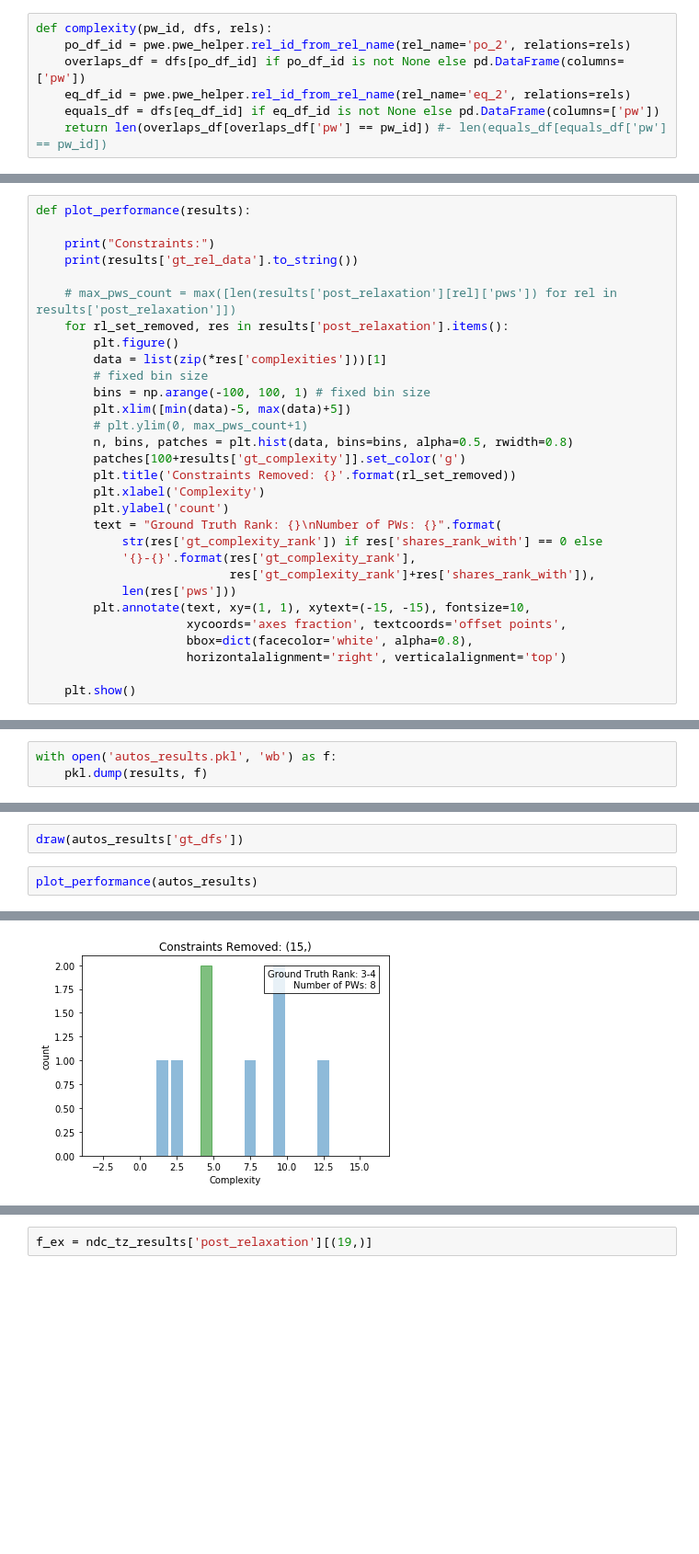
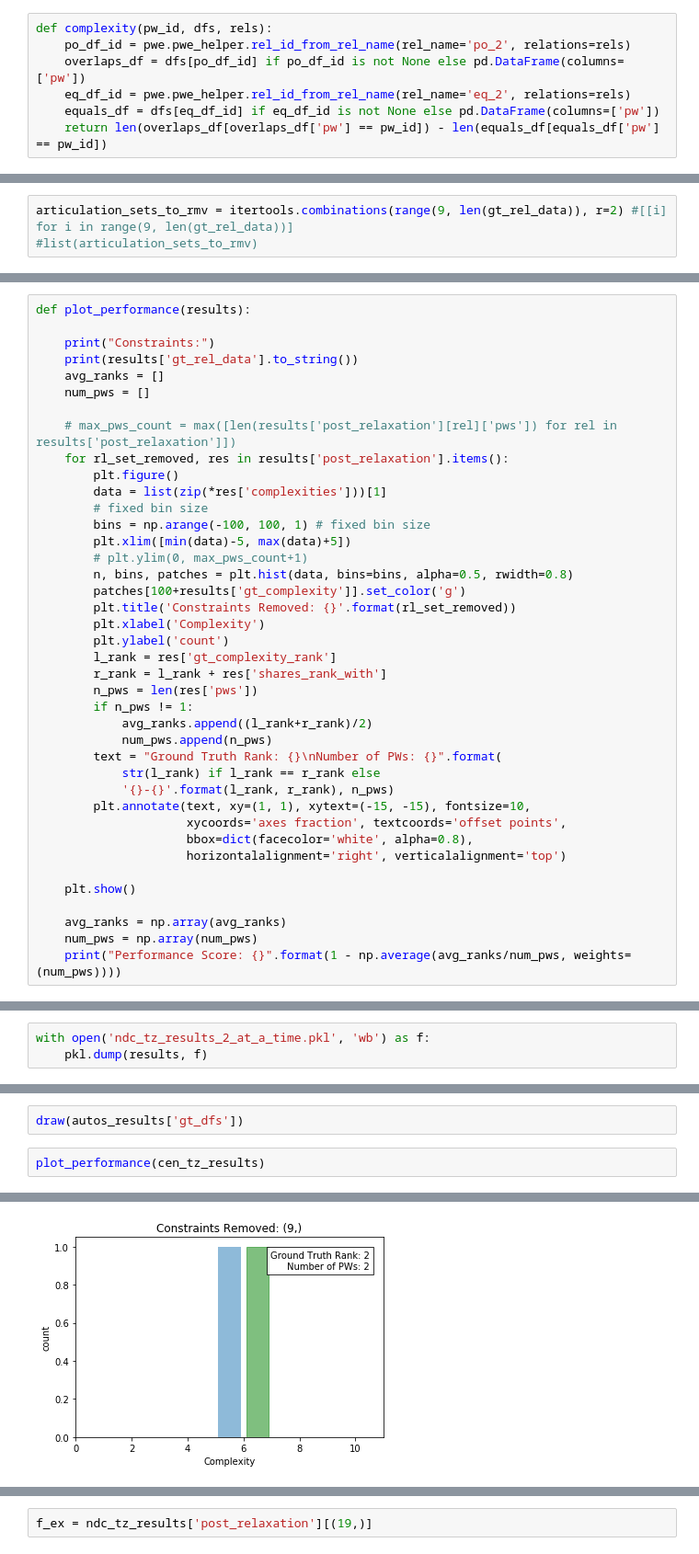
Before and after one commit to idaks/LeanEuler, a Jupyter notebook: lean_euler.ipynb, the cells around one changed output, grey strips where cells are left out. Shown at 92% size. Cells and saved outputs as stored; diff of their text form; blank space fills up the shorter version.

```diff
--- a/lean_euler.ipynb
+++ b/lean_euler.ipynb
@@ -271,7 +267,7 @@ def complexity(pw_id, dfs, rels):
     overlaps_df = dfs[po_df_id] if po_df_id is not None else pd.DataFrame(columns=['pw'])
     eq_df_id = pwe.pwe_helper.rel_id_from_rel_name(rel_name='eq_2', relations=rels)
     equals_df = dfs[eq_df_id] if eq_df_id is not None else pd.DataFrame(columns=['pw'])
-    return len(overlaps_df[overlaps_df['pw'] == pw_id]) #- len(equals_df[equals_df['pw'] == pw_id])
+    return len(overlaps_df[overlaps_df['pw'] == pw_id]) - len(equals_df[equals_df['pw'] == pw_id])
 # %%
 # def dist_func(rels, dfs, pws, pw_id_1, pw_id_2):
 #     return len(PWEQuery.unique_tuples(relations=rels,
@@ -355,4 +351,7 @@ def experiment(gt_dfs, gt_pws, gt_rel_data, tax_data, rels_to_rmv, complexity_fu
         }
 
     return results
+# %%
+articulation_sets_to_rmv = itertools.combinations(range(9, len(gt_rel_data)), r=2) #[[i] for i in range(9, len(gt_rel_data))]
+#list(articulation_sets_to_rmv)
 # %%
@@ -381,6 +379,8 @@ def plot_performance(results):
 
     print("Constraints:")
     print(results['gt_rel_data'].to_string())
+    avg_ranks = []
+    num_pws = []
 
     # max_pws_count = max([len(results['post_relaxation'][rel]['pws']) for rel in results['post_relaxation']])
     for rl_set_removed, res in results['post_relaxation'].items():
@@ -395,17 +395,25 @@ def plot_performance(results):
         plt.title('Constraints Removed: {}'.format(rl_set_removed))
         plt.xlabel('Complexity')
         plt.ylabel('count')
+        l_rank = res['gt_complexity_rank']
+        r_rank = l_rank + res['shares_rank_with']
+        n_pws = len(res['pws'])
+        if n_pws != 1:
+            avg_ranks.append((l_rank+r_rank)/2)
+            num_pws.append(n_pws)
         text = "Ground Truth Rank: {}\nNumber of PWs: {}".format(
-            str(res['gt_complexity_rank']) if res['shares_rank_with'] == 0 else
-            '{}-{}'.format(res['gt_complexity_rank'],
-                           res['gt_complexity_rank']+res['shares_rank_with']),
-            len(res['pws']))
+            str(l_rank) if l_rank == r_rank else
+            '{}-{}'.format(l_rank, r_rank), n_pws)
         plt.annotate(text, xy=(1, 1), xytext=(-15, -15), fontsize=10,
                      xycoords='axes fraction', textcoords='offset points',
                      bbox=dict(facecolor='white', alpha=0.8),
                      horizontalalignment='right', verticalalignment='top')
 
     plt.show()
+
+    avg_ranks = np.array(avg_ranks)
+    num_pws = np.array(num_pws)
+    print("Performance Score: {}".format(1 - np.average(avg_ranks/num_pws, weights=(num_pws))))
 # %%
 plot_performance(results)
 # %% [output]
@@ -446,7 +488,7 @@ Constraints:
 # plt.axhline(y=-1)
 # plt.ylabel('Complexity')
 # %%
-with open('autos_results.pkl', 'wb') as f:
+with open('ndc_tz_results_2_at_a_time.pkl', 'wb') as f:
     pkl.dump(results, f)
 # %%
 cen_ndc_results = None
@@ -473,7 +515,7 @@ with open('autos_results.pkl', 'rb') as f:
 # %%
 draw(autos_results['gt_dfs'])
 # %%
-plot_performance(autos_results)
+plot_performance(cen_tz_results)
 # %% [output]
 Constraints:
               Node1 Relation            Node2
@@ -496 +538 @@ Constraints:
-[figure, old version]
+[figure, new version]
```
Also changed, not shown: parts of 21 cells of this notebook, 2 other files.
